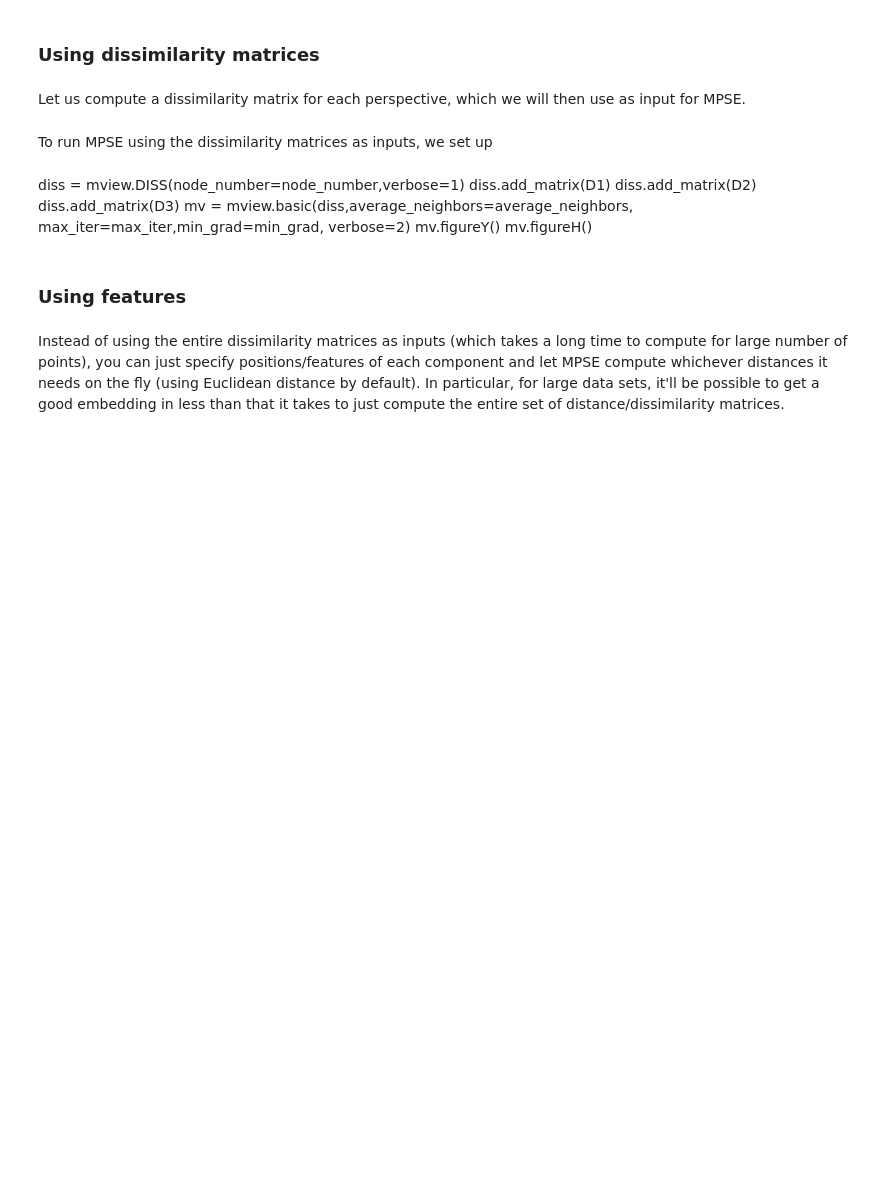
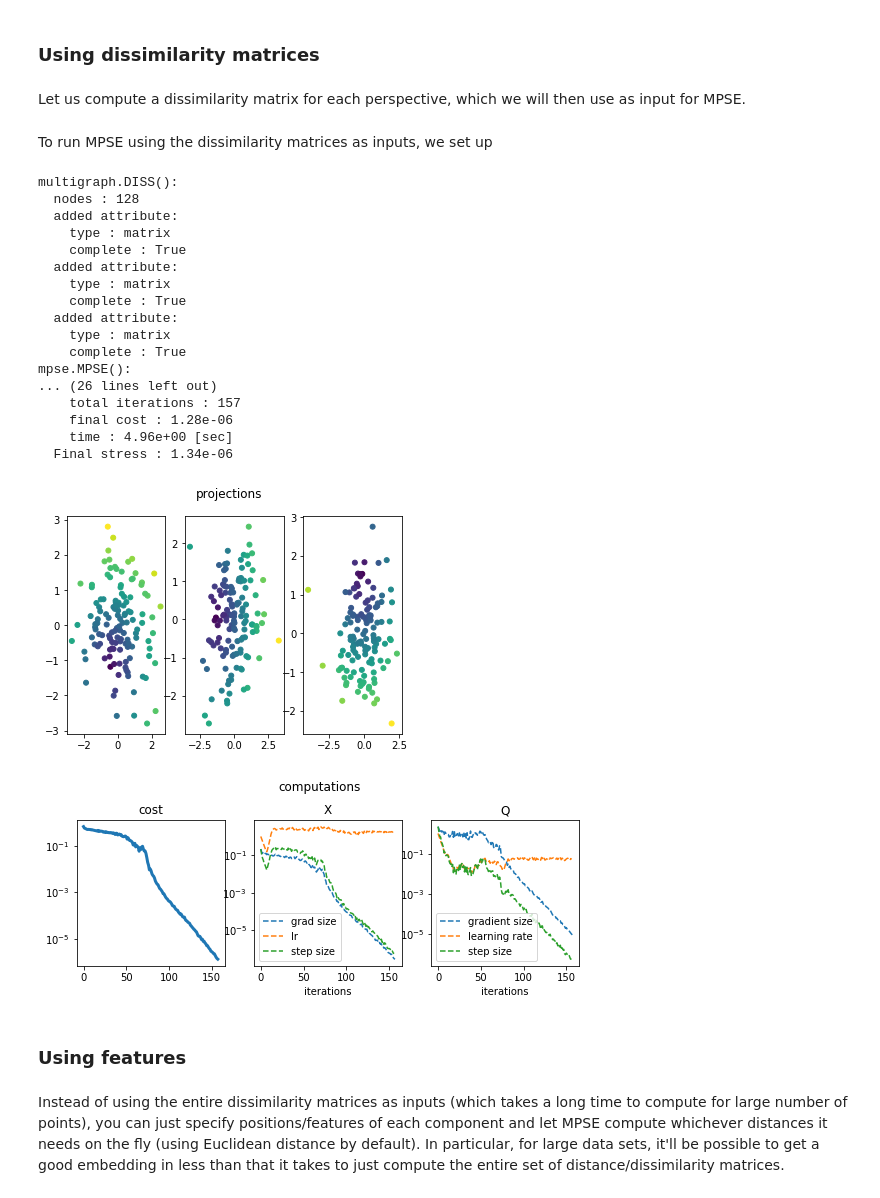
Before and after one commit to enggiqbal/MPSE, a Jupyter notebook: MPSE/mview_examples/inputs.ipynb, the cells around one changed output. Drawn from its saved outputs; the diff is of its cells as text; code cells hidden in the pictures; blank space fills up the shorter version.

```diff
--- a/MPSE/mview_examples/inputs.ipynb
+++ b/MPSE/mview_examples/inputs.ipynb
@@ -47,16 +47,36 @@ D2 = distance_matrix(Y2,Y2)
 D3 = distance_matrix(Y3,Y3)
 # %% [markdown]
 To run MPSE using the dissimilarity matrices as inputs, we set up
-# %% [markdown]
-diss = mview.DISS(node_number=node_number,verbose=1)
-diss.add_matrix(D1)
-diss.add_matrix(D2)
-diss.add_matrix(D3)
-mv = mview.basic(diss,average_neighbors=average_neighbors,
-                 max_iter=max_iter,min_grad=min_grad,
-                 verbose=2)
-mv.figureY()
-mv.figureH()
+# %%
+diss = mview.DISS(node_number=node_number,verbose=1)
+diss.add_matrix(D1)
+diss.add_matrix(D2)
+diss.add_matrix(D3)
+mv = mview.basic(diss,average_neighbors=average_neighbors,
+                 max_iter=max_iter,min_grad=min_grad,
+                 verbose=2)
+mv.figureY()
+mv.figureH()
+# %% [output]
+multigraph.DISS():
+  nodes : 128
+  added attribute:
+    type : matrix
+    complete : True
+  added attribute:
+    type : matrix
+    complete : True
+  added attribute:
+    type : matrix
+    complete : True
+mpse.MPSE():
+... (26 lines left out)
+    total iterations : 157
+    final cost : 1.28e-06
+    time : 4.96e+00 [sec]
+  Final stress : 1.34e-06
+[figure, added]
+[figure, added]
 # %% [markdown]
 ### Using features
 # %% [markdown]
```
Also changed, not shown: parts of 11 cells of this notebook, 12 other files.
